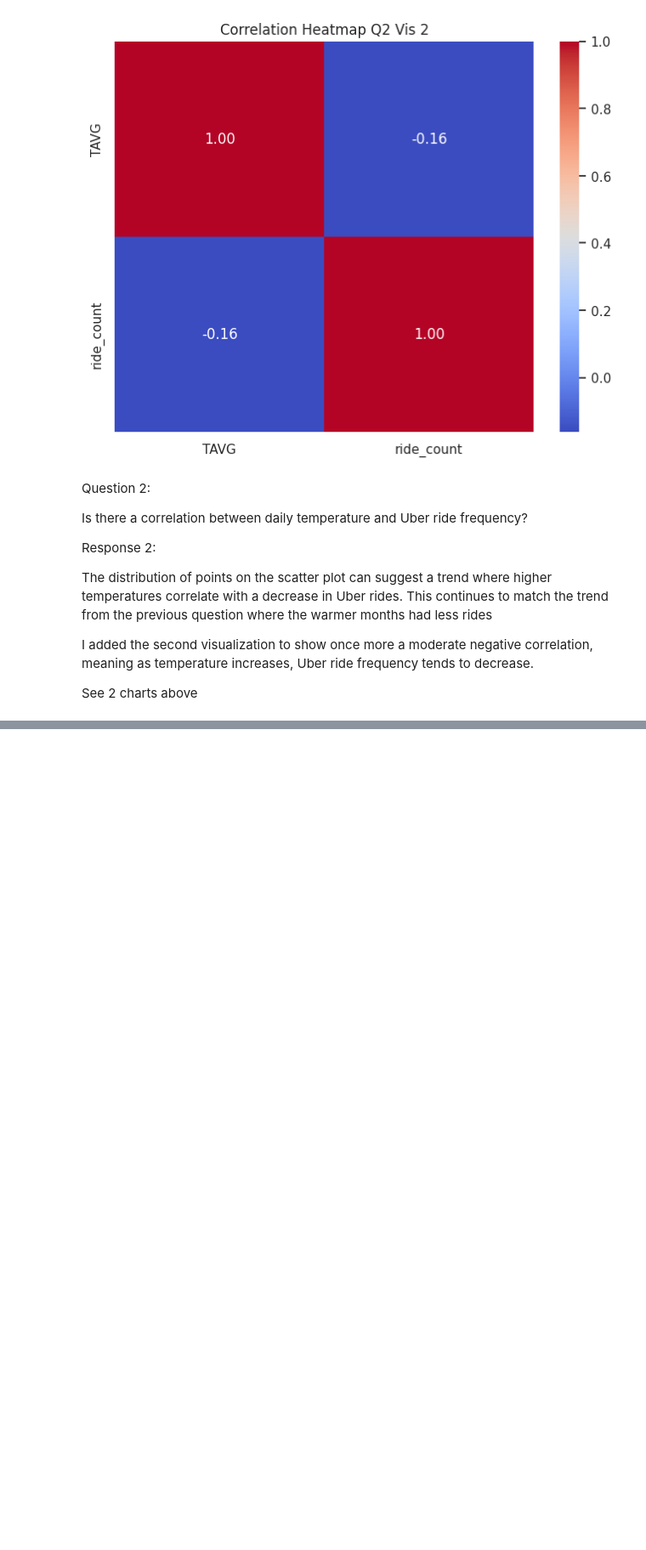
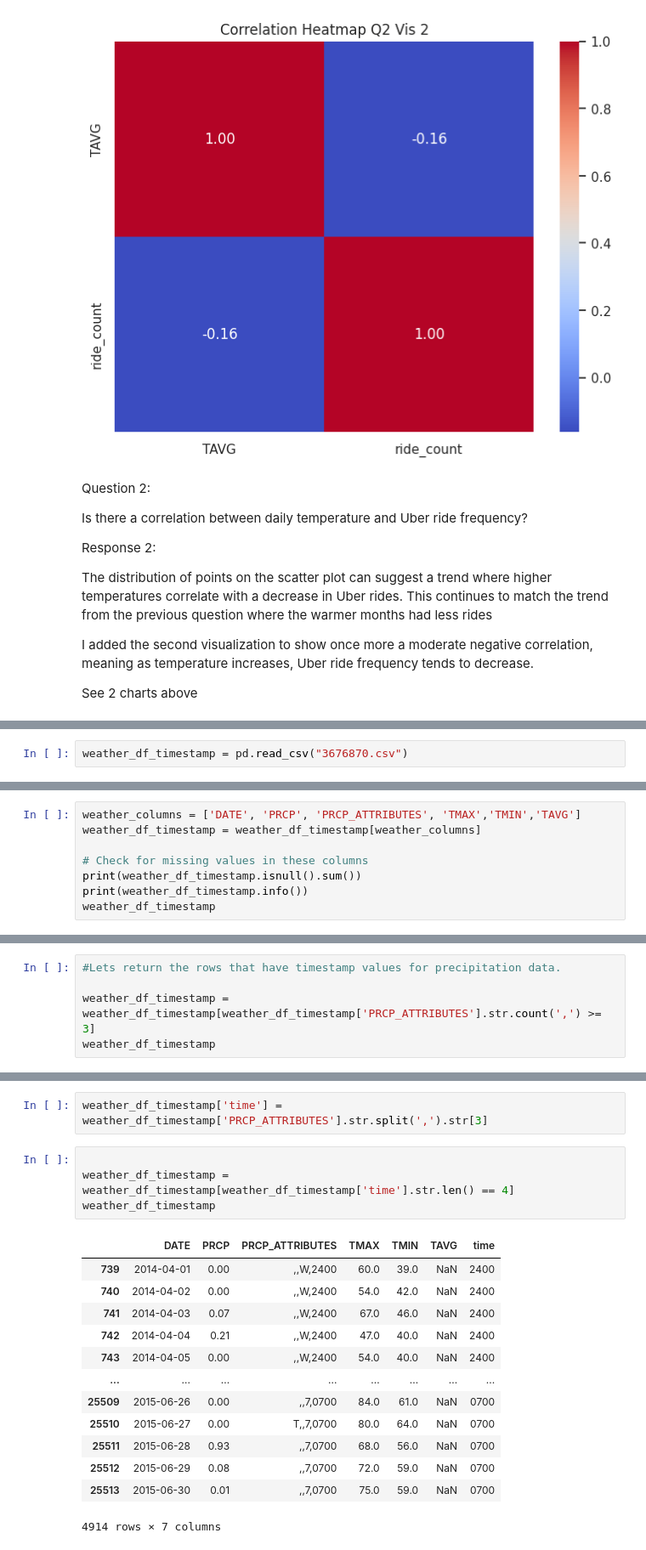
Before and after one commit to nikiconluxury/project-1-module-9, a Jupyter notebook: submit_project_1_m_9.ipynb, the cells around one changed output, grey strips where cells are left out. Shown at 85% size. Saved outputs shown, nothing was run; the diff lists cells and outputs as text; blank space fills up the shorter version.

```diff
--- a/submit_project_1_m_9.ipynb
+++ b/submit_project_1_m_9.ipynb
@@ -850,0 +979,2 @@ See 2 charts above
+# %%
+weather_df_timestamp = pd.read_csv("3676870.csv")
@@ -850,0 +1016,8 @@ See 2 charts above
+# %%
+weather_columns = ['DATE', 'PRCP', 'PRCP_ATTRIBUTES', 'TMAX','TMIN','TAVG']
+weather_df_timestamp = weather_df_timestamp[weather_columns]
+
+# Check for missing values in these columns
+print(weather_df_timestamp.isnull().sum())
+print(weather_df_timestamp.info())
+weather_df_timestamp
@@ -850,0 +1055,5 @@ See 2 charts above
+# %%
+#Lets return the rows that have timestamp values for precipitation data.
+
+weather_df_timestamp = weather_df_timestamp[weather_df_timestamp['PRCP_ATTRIBUTES'].str.count(',') >= 3]
+weather_df_timestamp
@@ -850,0 +1074,20 @@ See 2 charts above
+# %%
+weather_df_timestamp['time'] = weather_df_timestamp['PRCP_ATTRIBUTES'].str.split(',').str[3]
+# %%
+
+weather_df_timestamp = weather_df_timestamp[weather_df_timestamp['time'].str.len() == 4]
+weather_df_timestamp
+# %% [output]
+|  | DATE | PRCP | PRCP_ATTRIBUTES | TMAX | TMIN | TAVG | time |
+| 739 | 2014-04-01 | 0.00 | ,,W,2400 | 60.0 | 39.0 | NaN | 2400 |
+| 740 | 2014-04-02 | 0.00 | ,,W,2400 | 54.0 | 42.0 | NaN | 2400 |
+| 741 | 2014-04-03 | 0.07 | ,,W,2400 | 67.0 | 46.0 | NaN | 2400 |
+| 742 | 2014-04-04 | 0.21 | ,,W,2400 | 47.0 | 40.0 | NaN | 2400 |
+| 743 | 2014-04-05 | 0.00 | ,,W,2400 | 54.0 | 40.0 | NaN | 2400 |
+| ... | ... | ... | ... | ... | ... | ... | ... |
+| 25509 | 2015-06-26 | 0.00 | ,,7,0700 | 84.0 | 61.0 | NaN | 0700 |
+| 25510 | 2015-06-27 | 0.00 | T,,7,0700 | 80.0 | 64.0 | NaN | 0700 |
+| 25511 | 2015-06-28 | 0.93 | ,,7,0700 | 68.0 | 56.0 | NaN | 0700 |
+| 25512 | 2015-06-29 | 0.08 | ,,7,0700 | 72.0 | 59.0 | NaN | 0700 |
+| 25513 | 2015-06-30 | 0.01 | ,,7,0700 | 75.0 | 59.0 | NaN | 0700 |
+4914 rows × 7 columns
```
Also changed, not shown: parts of 25 cells of this notebook.
